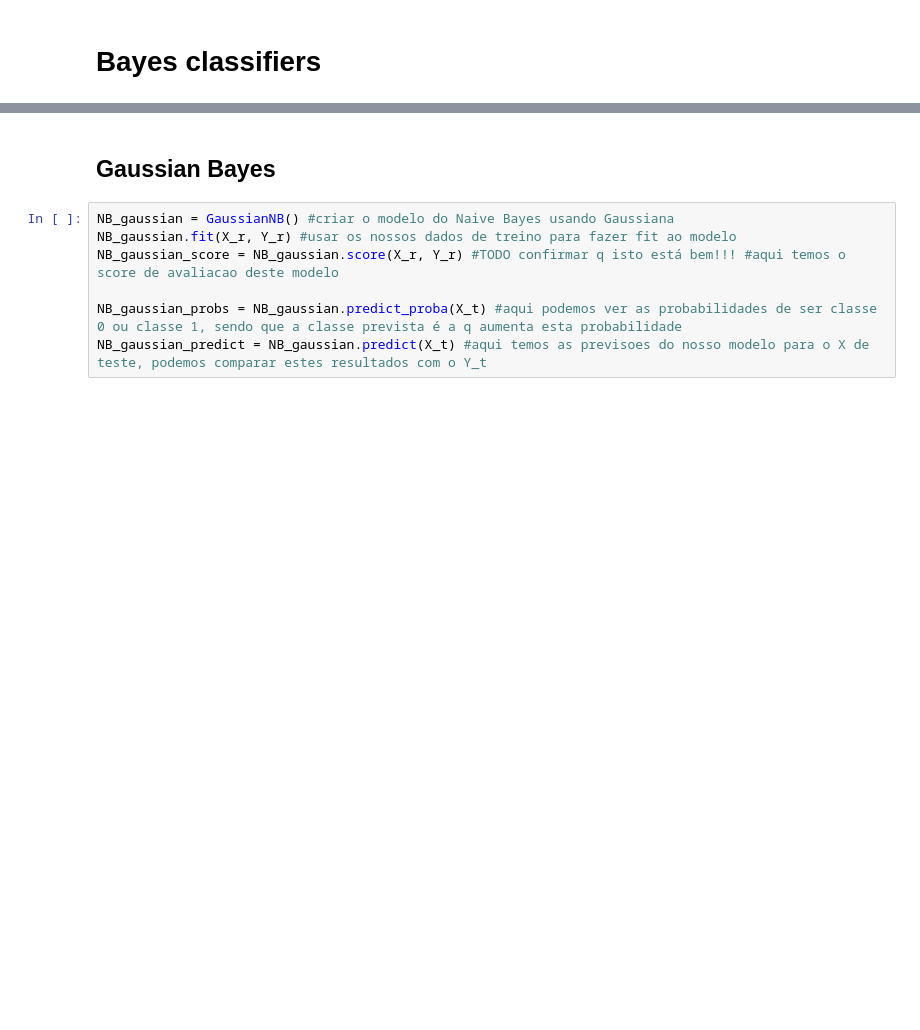
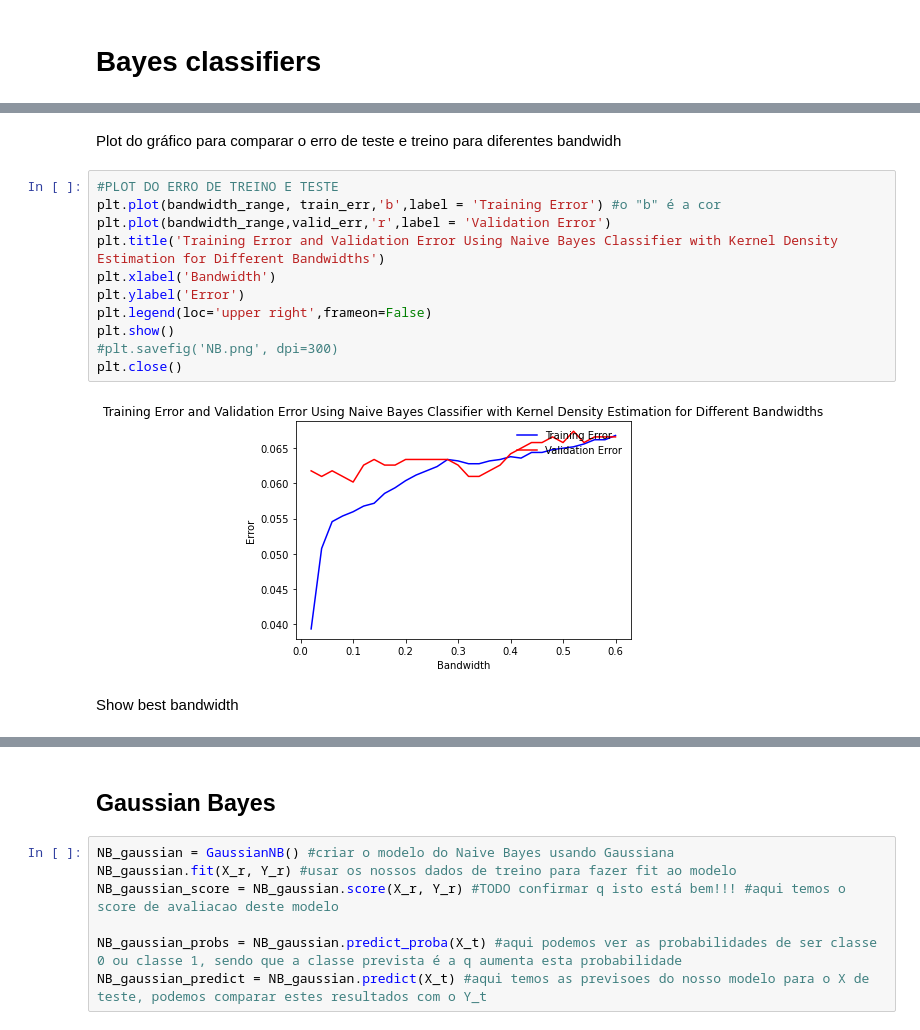
Before and after one commit to Migaalee/machine_learning, a Jupyter notebook: Assignment1_AA.ipynb, the cells around one changed output, grey strips where cells are left out. Saved outputs shown, nothing was run; the diff lists cells and outputs as text; blank space fills up the shorter version.

```diff
--- a/Assignment1_AA.ipynb
+++ b/Assignment1_AA.ipynb
@@ -172,0 +240,17 @@ X_t = (X_t-means_t)/stdvs_t
+# %% [markdown]
+Plot do gráfico para comparar o erro de teste e treino para diferentes bandwidh
+# %%
+#PLOT DO ERRO DE TREINO E TESTE
+plt.plot(bandwidth_range, train_err,'b',label = 'Training Error') #o "b" é a cor
+plt.plot(bandwidth_range,valid_err,'r',label = 'Validation Error')
+plt.title('Training Error and Validation Error Using Naive Bayes Classifier with Kernel Density Estimation for Different Bandwidths')
+plt.xlabel('Bandwidth')
+plt.ylabel('Error')
+plt.legend(loc='upper right',frameon=False)
+plt.show()
+#plt.savefig('NB.png', dpi=300)
+plt.close()
+# %% [output]
+[figure, added]
+# %% [markdown]
+Show best bandwidth
```
Also changed, not shown: parts of 27 cells of this notebook.
